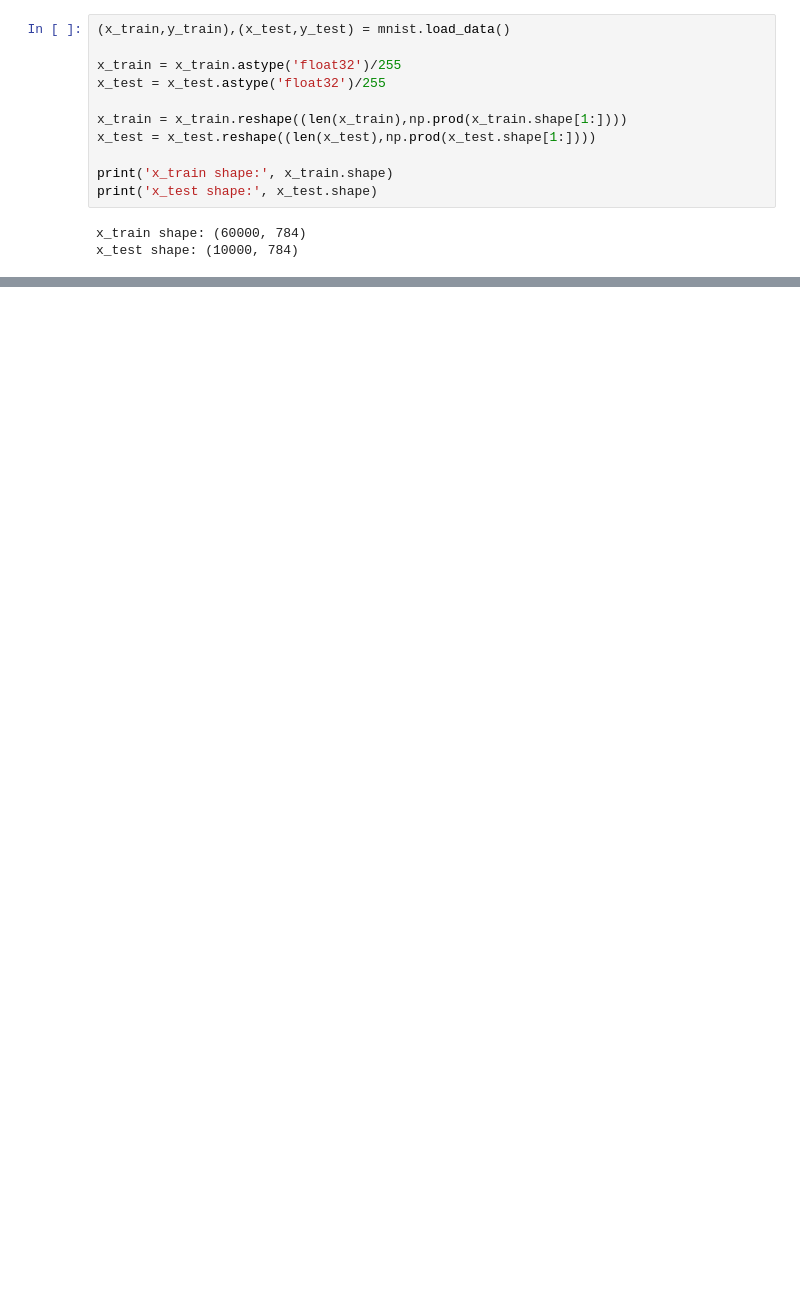
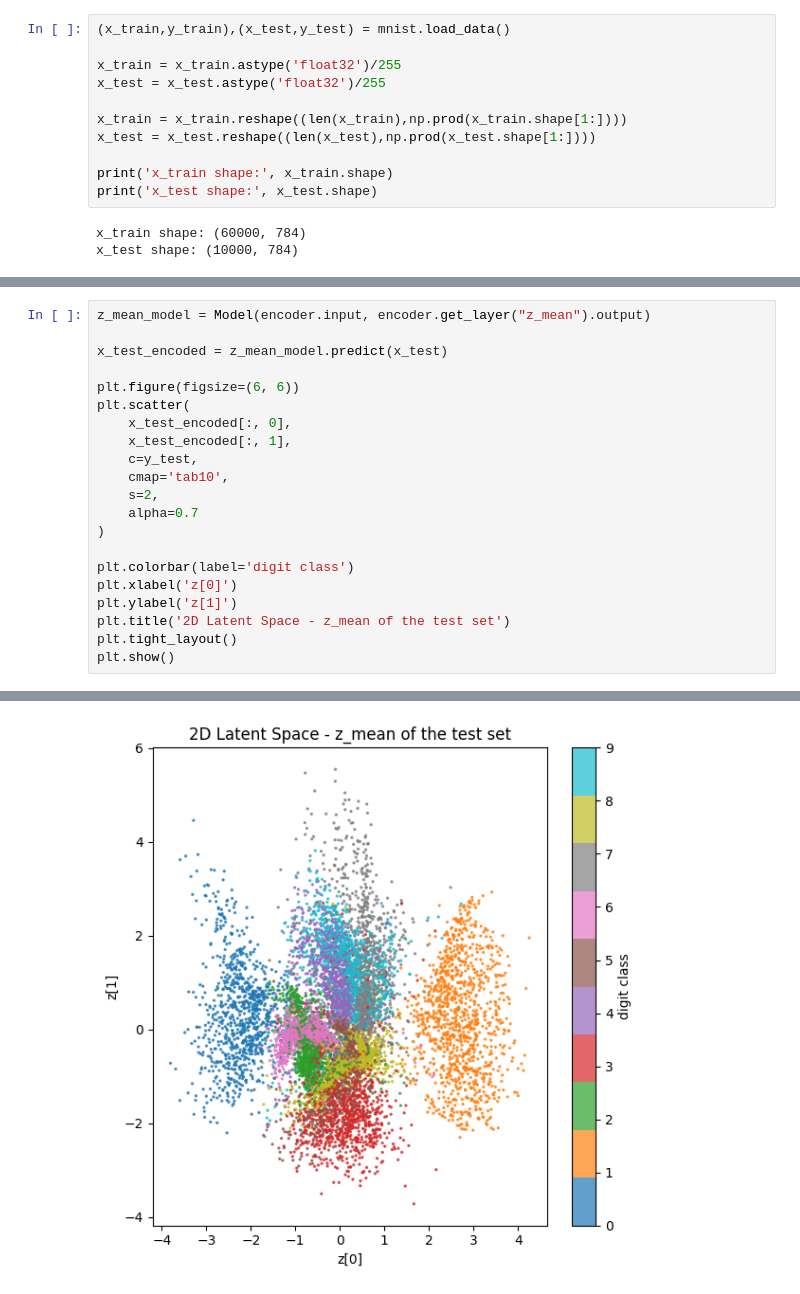
Before and after one commit to LazyGenius07/AGA_LAB_1BM24AI407, a Jupyter notebook: Variational Autoencoder.ipynb, the cells around one changed output, grey strips where cells are left out. Cells and saved outputs as stored; diff of their text form; blank space fills up the shorter version.

```diff
--- a/Variational Autoencoder.ipynb
+++ b/Variational Autoencoder.ipynb
@@ -166,0 +179,22 @@ NameError: name 'x_test_encoder' is not defined
+# %%
+z_mean_model = Model(encoder.input, encoder.get_layer("z_mean").output)
+
+x_test_encoded = z_mean_model.predict(x_test)
+
+plt.figure(figsize=(6, 6))
+plt.scatter(
+    x_test_encoded[:, 0],
+    x_test_encoded[:, 1],
+    c=y_test,
+    cmap='tab10',
+    s=2,
+    alpha=0.7
+)
+
+plt.colorbar(label='digit class')
+plt.xlabel('z[0]')
+plt.ylabel('z[1]')
+plt.title('2D Latent Space - z_mean of the test set')
+plt.tight_layout()
+plt.show()
+# %% [output]
@@ -166,0 +202 @@ NameError: name 'x_test_encoder' is not defined
+[figure, added]
```
Also changed, not shown: parts of 8 cells of this notebook.
